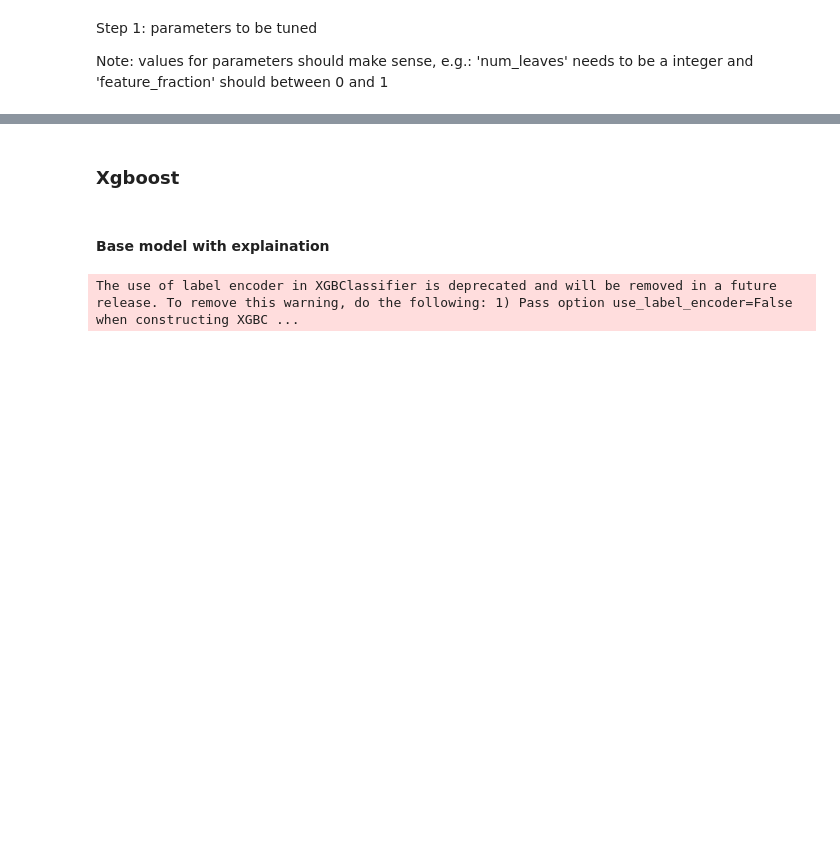
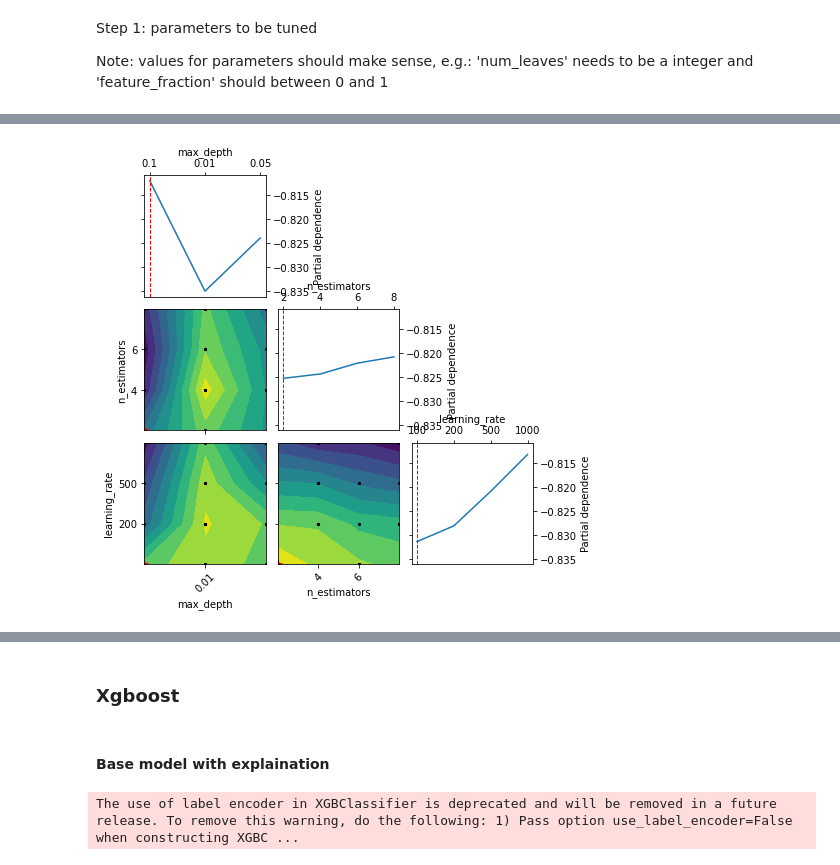
Before and after one commit to duybluemind1988/project_py, a Jupyter notebook: Churn/Churn_final.ipynb, the cells around one changed output, grey strips where cells are left out. Saved outputs shown, nothing was run; the diff lists cells and outputs as text; code cells hidden in the pictures; blank space fills up the shorter version.

```diff
--- a/Churn/Churn_final.ipynb
+++ b/Churn/Churn_final.ipynb
@@ -506,6 +563,17 @@ Step 1: parameters to be tuned
 
 Note: values for parameters should make sense, e.g.: 'num_leaves' needs to be a integer and 'feature_fraction' should between 0 and 1
 # %%
+def on_step(optim_result):
+    """
+    Callback meant to view scores after
+    each iteration while performing Bayesian
+    Optimization in Skopt"""
+    score = forest_bayes_search.best_score_
+    print("best score: %s" % score)
+    if score >= 0.98:
+        print('Interrupting!')
+        return True
+
 parameters = {
     'max_depth': [2,4,6,8],
     'n_estimators': [100,200,500,1000], #range(60, 220, 40),
@@ -516,3 +584,10 @@ estimator = LGBMClassifier(
     seed=42
 )
 scoring = 'roc_auc' # balanced_accuracy,f1_macro,neg_log_loss, roc_auc,neg_root_mean_squared_error,
+# %%
+model_bayes_search = BayesSearchCV(estimator, parameters, n_iter=20, # specify how many iterations
+                                    scoring=scoring, n_jobs=-1, cv=5)
+
+model_bayes_search.fit(X_train, y_train,
+                        callback=on_step # callback=on_step will print score after each iteration
+                       )
@@ -518,0 +646,9 @@ scoring = 'roc_auc' # balanced_accuracy,f1_macro,neg_log_loss, roc_auc,neg_root_
+# %%
+from skopt.space import Real, Categorical, Integer
+from skopt.plots import plot_objective, plot_histogram
+_ = plot_objective(model_bayes_search.optimizer_results_[0],
+                   dimensions=["max_depth", "n_estimators", "learning_rate"],
+                   n_minimum_search=int(1e8))
+plt.show()
+# %% [output]
+[figure, added]
```
Also changed, not shown: parts of 47 cells of this notebook, 5 other files.
